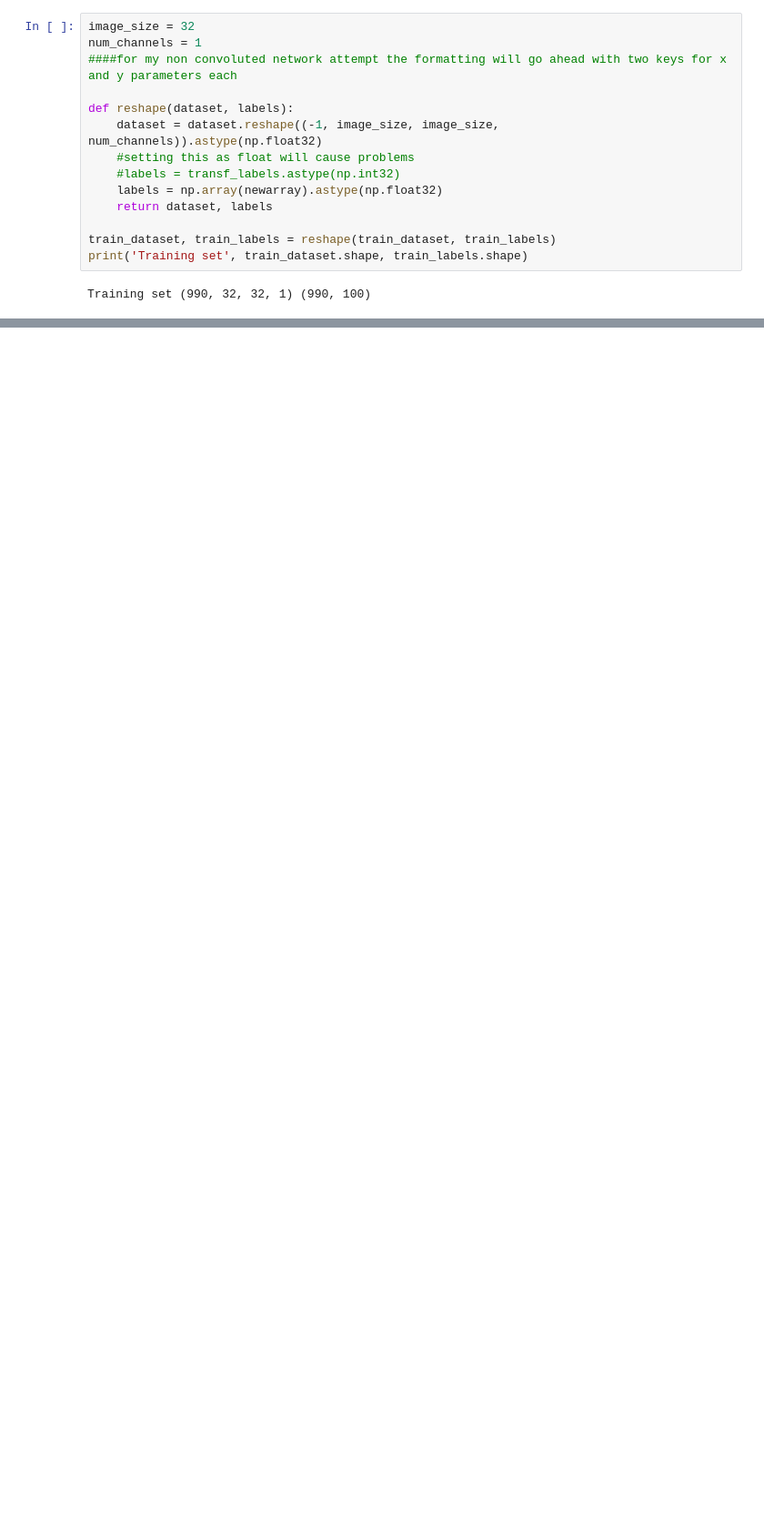
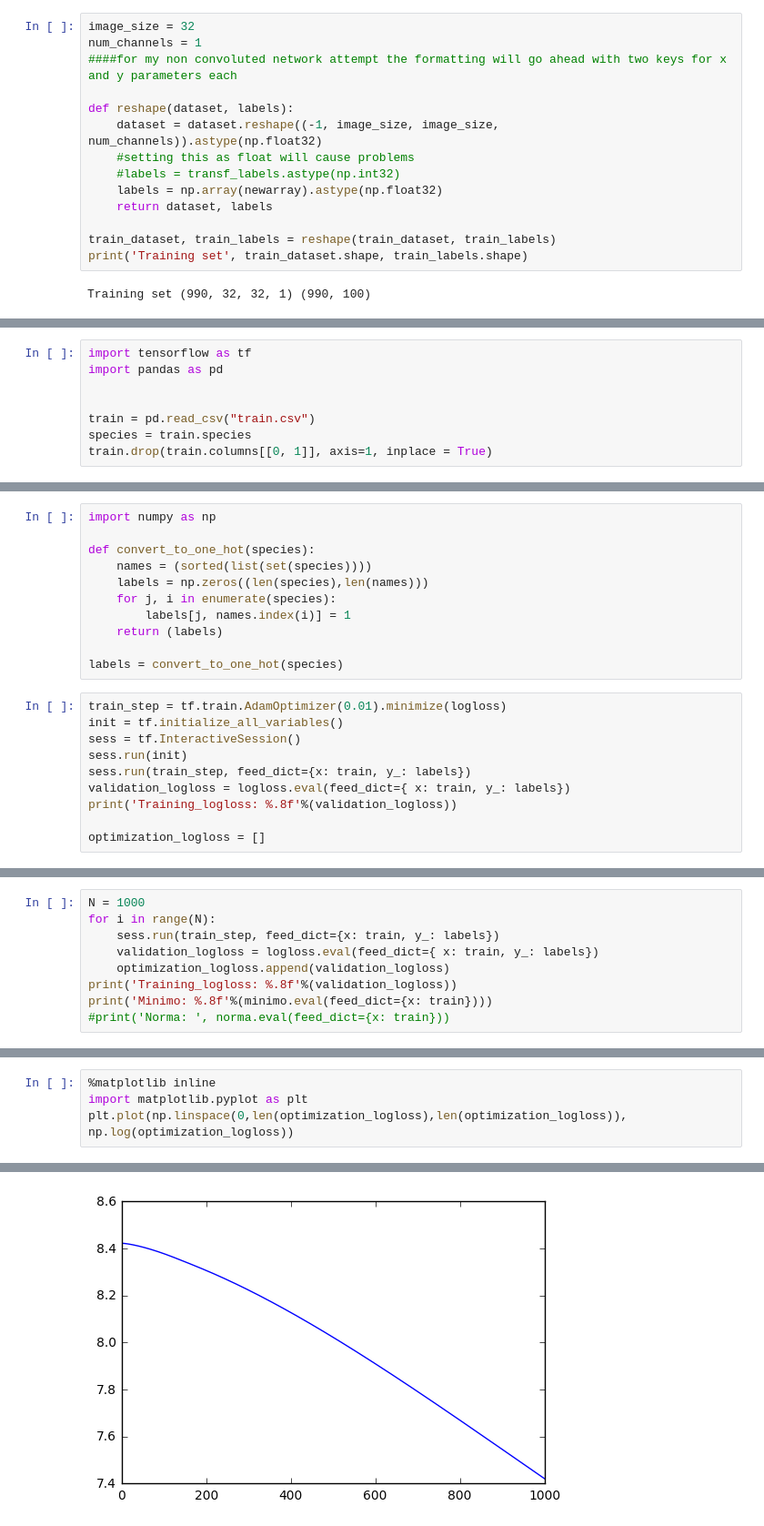
Before and after one commit to axlbert/SVHN_Recognition_NN, a Jupyter notebook: capstone.ipynb, the cells around one changed output, grey strips where cells are left out. Shown at 91% size. Saved outputs shown, nothing was run; the diff lists cells and outputs as text; blank space fills up the shorter version.

```diff
--- a/capstone.ipynb
+++ b/capstone.ipynb
@@ -410,0 +415,8 @@ Minibatch accuracy: 0.0%
+# %%
+import tensorflow as tf
+import pandas as pd
+
+
+train = pd.read_csv("train.csv")
+species = train.species
+train.drop(train.columns[[0, 1]], axis=1, inplace = True)
@@ -410,0 +439,21 @@ Minibatch accuracy: 0.0%
+# %%
+import numpy as np
+
+def convert_to_one_hot(species):
+    names = (sorted(list(set(species))))
+    labels = np.zeros((len(species),len(names)))
+    for j, i in enumerate(species):
+        labels[j, names.index(i)] = 1
+    return (labels)
+
+labels = convert_to_one_hot(species)
+# %%
+train_step = tf.train.AdamOptimizer(0.01).minimize(logloss)
+init = tf.initialize_all_variables()
+sess = tf.InteractiveSession()
+sess.run(init)
+sess.run(train_step, feed_dict={x: train, y_: labels})
+validation_logloss = logloss.eval(feed_dict={ x: train, y_: labels})
+print('Training_logloss: %.8f'%(validation_logloss))
+
+optimization_logloss = []
@@ -410,0 +465,9 @@ Minibatch accuracy: 0.0%
+# %%
+N = 1000
+for i in range(N):
+    sess.run(train_step, feed_dict={x: train, y_: labels})
+    validation_logloss = logloss.eval(feed_dict={ x: train, y_: labels})
+    optimization_logloss.append(validation_logloss)
+print('Training_logloss: %.8f'%(validation_logloss))
+print('Minimo: %.8f'%(minimo.eval(feed_dict={x: train})))
+#print('Norma: ', norma.eval(feed_dict={x: train}))
@@ -410,0 +477,5 @@ Minibatch accuracy: 0.0%
+# %%
+%matplotlib inline
+import matplotlib.pyplot as plt
+plt.plot(np.linspace(0,len(optimization_logloss),len(optimization_logloss)), np.log(optimization_logloss))
+# %% [output]
@@ -410,0 +483 @@ Minibatch accuracy: 0.0%
+[figure, added]
```
Also changed, not shown: parts of 11 cells of this notebook.
